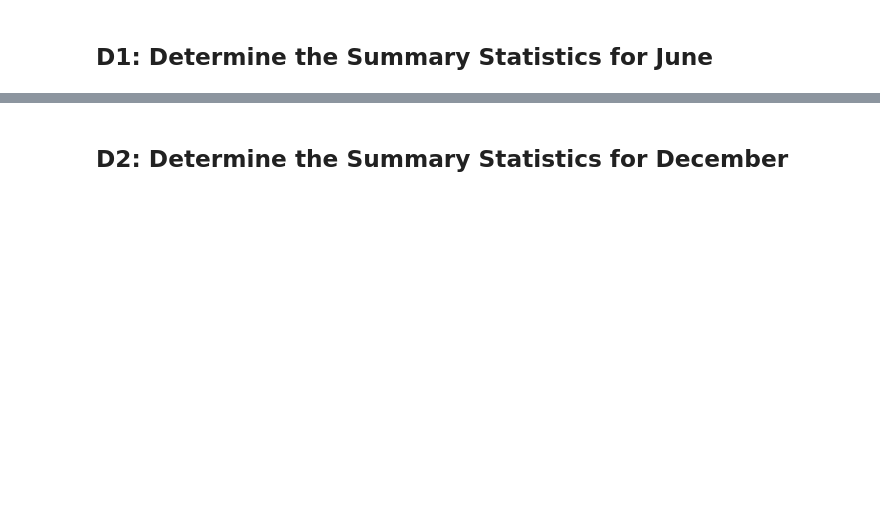
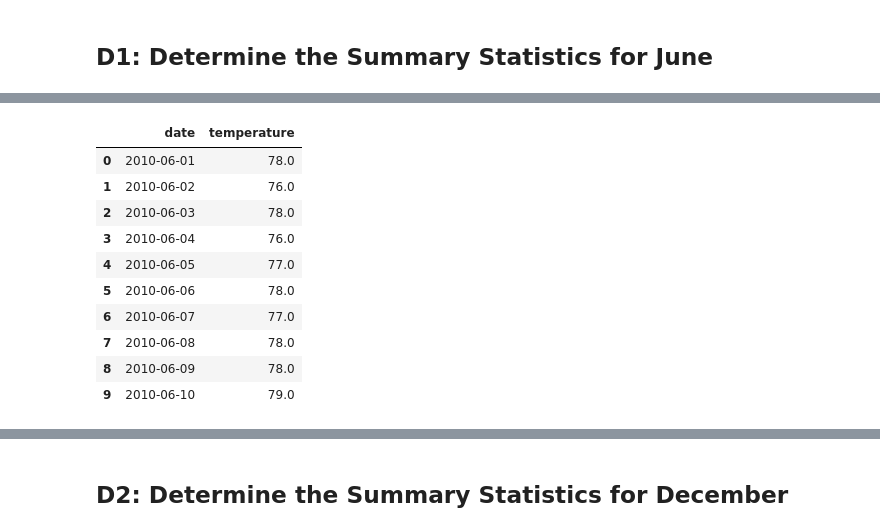
Before and after one commit to margomerritt/surfs_up, a Jupyter notebook: SurfsUp_Challenge.ipynb, the cells around one changed output, grey strips where cells are left out. Drawn from its saved outputs; the diff is of its cells as text; code cells hidden in the pictures; blank space fills up the shorter version.

```diff
--- a/SurfsUp_Challenge.ipynb
+++ b/SurfsUp_Challenge.ipynb
@@ -36,5 +52,20 @@ print(results)
 # %%
 # 2. Convert the June temperatures to a list.
+results = session.query(Measurement.date,Measurement.tobs).filter(extract('month', Measurement.date) == date_str).all()
 # %%
 # 3. Create a DataFrame from the list of temperatures for the month of June.
+June_temp_df = pd.DataFrame(results, columns=['date','temperature'])
+June_temp_df.head(10)
+# %% [output]
+|  | date | temperature |
+| 0 | 2010-06-01 | 78.0 |
+| 1 | 2010-06-02 | 76.0 |
+| 2 | 2010-06-03 | 78.0 |
+| 3 | 2010-06-04 | 76.0 |
+| 4 | 2010-06-05 | 77.0 |
+| 5 | 2010-06-06 | 78.0 |
+| 6 | 2010-06-07 | 77.0 |
+| 7 | 2010-06-08 | 78.0 |
+| 8 | 2010-06-09 | 78.0 |
+| 9 | 2010-06-10 | 79.0 |
 # %%
```
Also changed, not shown: parts of 4 cells of this notebook.
